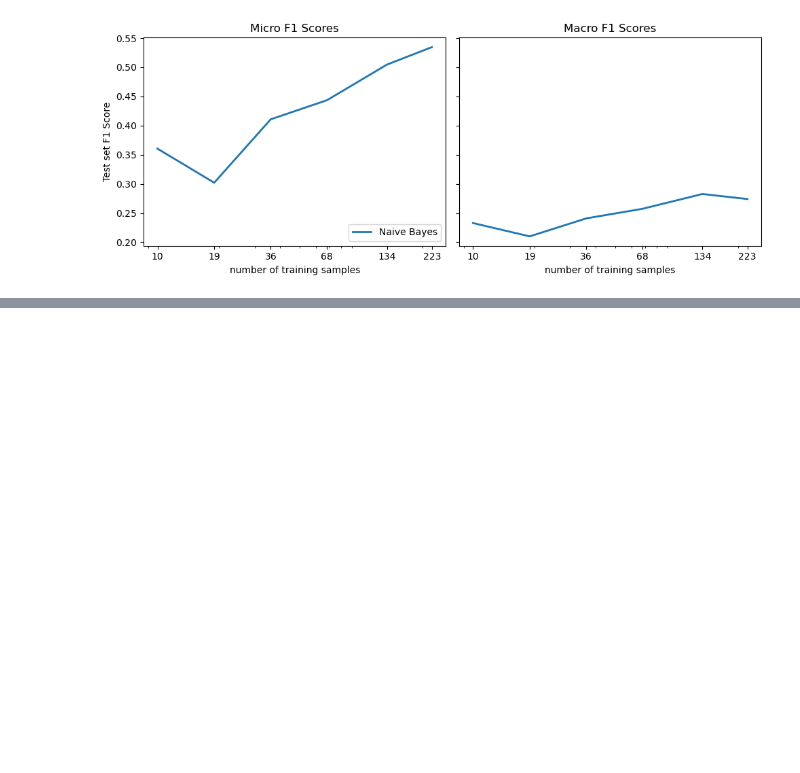
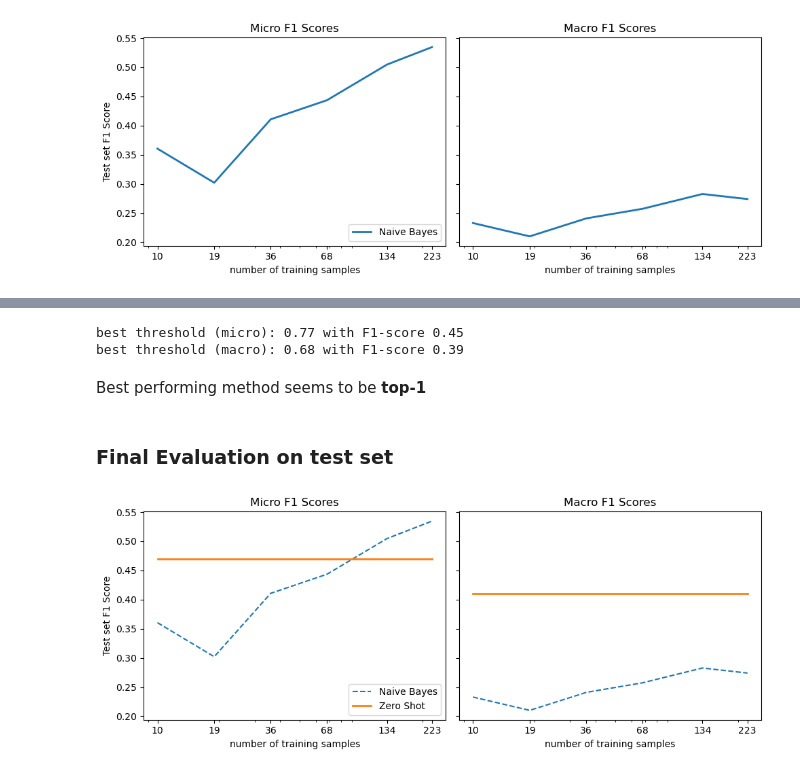
Before and after one commit to spayot/nlp_with_transformers, a Jupyter notebook: chp09_few_to_no_labels/notebooks/nlpt_09_few_to_no_labels.ipynb, the cells around one changed output, grey strips where cells are left out. Drawn from its saved outputs; the diff is of its cells as text; code cells hidden in the pictures; blank space fills up the shorter version.

```diff
--- a/chp09_few_to_no_labels/notebooks/nlpt_09_few_to_no_labels.ipynb
+++ b/chp09_few_to_no_labels/notebooks/nlpt_09_few_to_no_labels.ipynb
@@ -226,0 +408,30 @@ fl.plot.plot_metrics(evaluator, "Naive Bayes")
+# %%
+# refactored
+def get_optimal_threshold(metric: list[float], metric_type: str) -> None:
+    best_t, best_metric = thresholds[np.argmax(metric)], np.max(metric)
+    print(f"best threshold ({metric_type}): {best_t} with F1-score {best_metric:.2f}")
+
+get_optimal_threshold(micros, "micro")
+get_optimal_threshold(macros, "macro")
+# %% [output]
+best threshold (micro): 0.77 with F1-score 0.45
+best threshold (macro): 0.68 with F1-score 0.39
+# %% [markdown]
+Best performing method seems to be **top-1**
+# %% [markdown]
+### Final Evaluation on test set
+# %%
+ds_zero_shot = ds["test"].map(zero_shot_pipeline)
+ds_zero_shot = ds_zero_shot.map(get_all_preds, fn_kwargs={"topk": 1})
+clf_report = get_clf_report(ds_zero_shot)
+# %%
+# record scores across train slices (zero shot == independent of train slices)
+y_true = np.array(ds_zero_shot["label_ids"])
+y_pred = np.array(ds_zero_shot["pred_label_ids"])
+
+for slice in train_slices:
+    evaluator.add_f1_scores(y_true, y_pred, "Zero Shot")
+# %%
+fl.plot.plot_metrics(evaluator, "Zero Shot")
+# %% [output]
+[figure, added]
```
Also changed, not shown: parts of 12 cells of this notebook, 2 other files.
